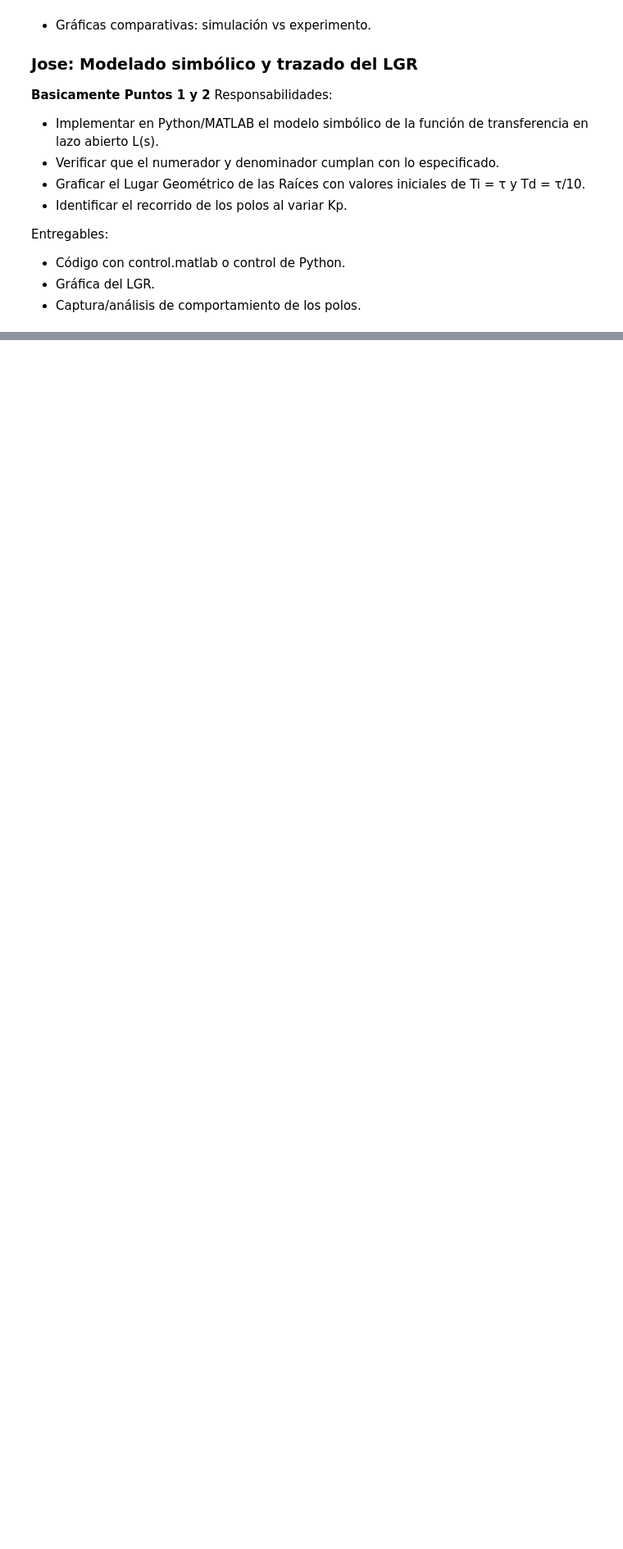
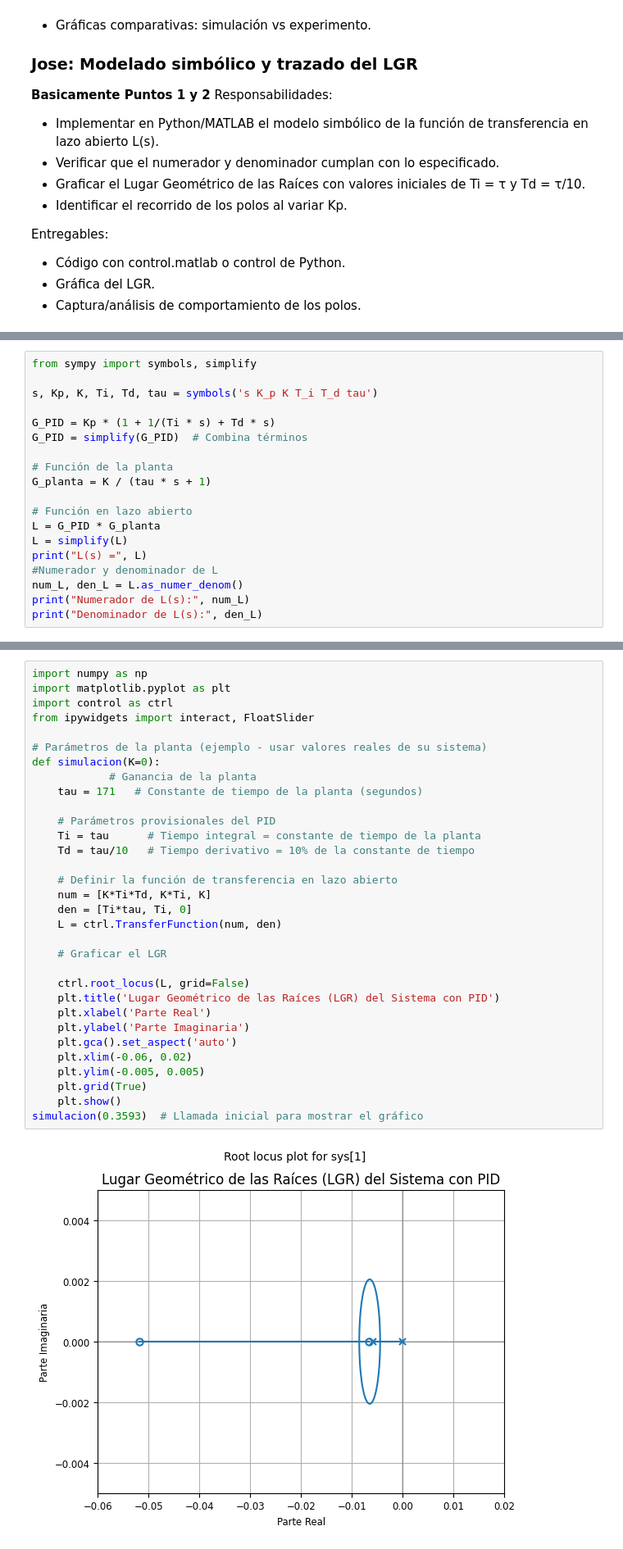
Before and after one commit to jbcgames/Parcia_2_Control, a Jupyter notebook: Laboratorio.ipynb, the cells around one changed output, grey strips where cells are left out. Shown at 82% size. Saved outputs shown, nothing was run; the diff lists cells and outputs as text; blank space fills up the shorter version.

```diff
--- a/Laboratorio.ipynb
+++ b/Laboratorio.ipynb
@@ -45,0 +72,19 @@ Entregables:
+# %%
+from sympy import symbols, simplify
+
+s, Kp, K, Ti, Td, tau = symbols('s K_p K T_i T_d tau')
+
+G_PID = Kp * (1 + 1/(Ti * s) + Td * s)
+G_PID = simplify(G_PID)  # Combina términos
+
+# Función de la planta
+G_planta = K / (tau * s + 1)
+
+# Función en lazo abierto
+L = G_PID * G_planta
+L = simplify(L)
+print("L(s) =", L)
+#Numerador y denominador de L
+num_L, den_L = L.as_numer_denom()
+print("Numerador de L(s):", num_L)
+print("Denominador de L(s):", den_L)
@@ -45,0 +97,34 @@ Entregables:
+# %%
+import numpy as np
+import matplotlib.pyplot as plt
+import control as ctrl
+from ipywidgets import interact, FloatSlider
+
+# Parámetros de la planta (ejemplo - usar valores reales de su sistema)
+def simulacion(K=0):
+            # Ganancia de la planta
+    tau = 171   # Constante de tiempo de la planta (segundos)
+
+    # Parámetros provisionales del PID
+    Ti = tau      # Tiempo integral = constante de tiempo de la planta
+    Td = tau/10   # Tiempo derivativo = 10% de la constante de tiempo
+
+    # Definir la función de transferencia en lazo abierto
+    num = [K*Ti*Td, K*Ti, K]
+    den = [Ti*tau, Ti, 0]
+    L = ctrl.TransferFunction(num, den)
+
+    # Graficar el LGR
+
+    ctrl.root_locus(L, grid=False)
+    plt.title('Lugar Geométrico de las Raíces (LGR) del Sistema con PID')
+    plt.xlabel('Parte Real')
+    plt.ylabel('Parte Imaginaria')
+    plt.gca().set_aspect('auto')
+    plt.xlim(-0.06, 0.02)
+    plt.ylim(-0.005, 0.005)
+    plt.grid(True)
+    plt.show()
+simulacion(0.3593)  # Llamada inicial para mostrar el gráfico
+# %% [output]
+[figure, added]
```
Also changed, not shown: parts of 27 cells of this notebook.
